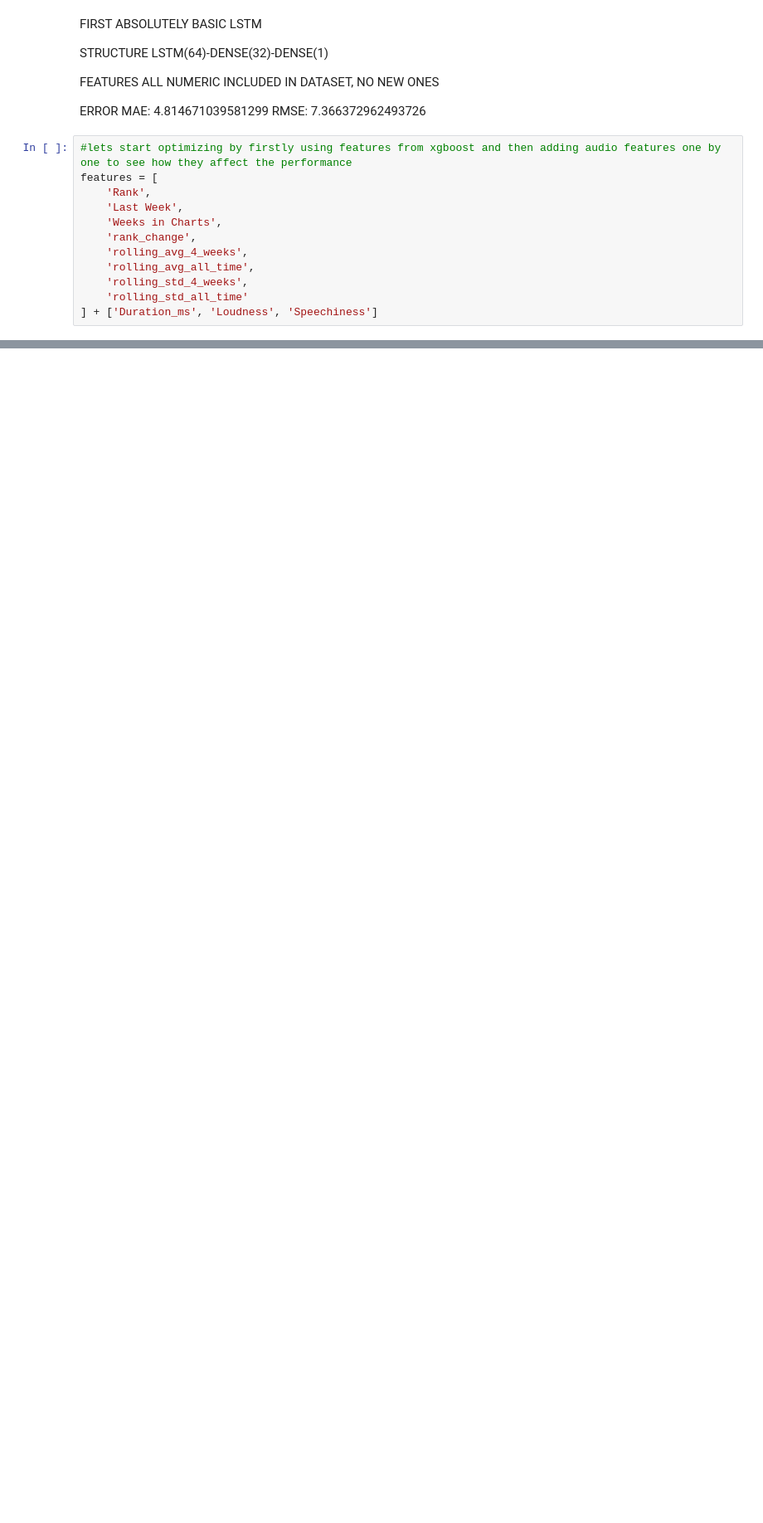
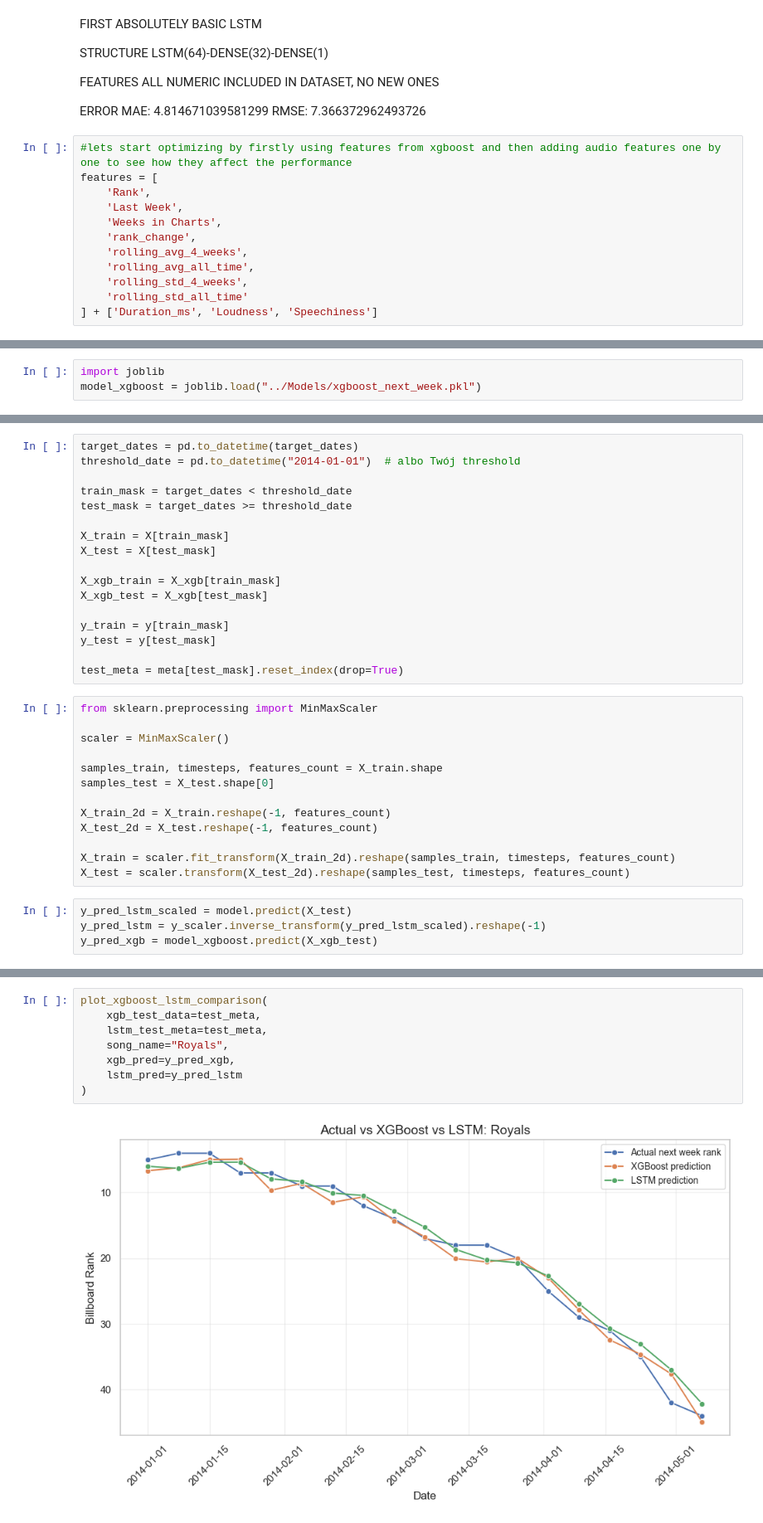
Before and after one commit to mrcl-w/Application-of-machine-learning-in-predicting-the-success-of-music-tracks., a Jupyter notebook: ML/Forecast/LSTM.ipynb, the cells around one changed output, grey strips where cells are left out. Shown at 83% size. Drawn from its saved outputs; the diff is of its cells as text; blank space fills up the shorter version.

```diff
--- a/ML/Forecast/LSTM.ipynb
+++ b/ML/Forecast/LSTM.ipynb
@@ -349,3 +361,6 @@ MAE: 4.54744815826416
 RMSE: 7.000341952009799
 MAE: 4.54744815826416
 RMSE: 7.000341952009799
+# %%
+import joblib
+model_xgboost = joblib.load("../Models/xgboost_next_week.pkl")
@@ -351,0 +405,34 @@ RMSE: 7.000341952009799
+# %%
+target_dates = pd.to_datetime(target_dates)
+threshold_date = pd.to_datetime("2014-01-01")  # albo Twój threshold
+
+train_mask = target_dates < threshold_date
+test_mask = target_dates >= threshold_date
+
+X_train = X[train_mask]
+X_test = X[test_mask]
+
+X_xgb_train = X_xgb[train_mask]
+X_xgb_test = X_xgb[test_mask]
+
+y_train = y[train_mask]
+y_test = y[test_mask]
+
+test_meta = meta[test_mask].reset_index(drop=True)
+# %%
+from sklearn.preprocessing import MinMaxScaler
+
+scaler = MinMaxScaler()
+
+samples_train, timesteps, features_count = X_train.shape
+samples_test = X_test.shape[0]
+
+X_train_2d = X_train.reshape(-1, features_count)
+X_test_2d = X_test.reshape(-1, features_count)
+
+X_train = scaler.fit_transform(X_train_2d).reshape(samples_train, timesteps, features_count)
+X_test = scaler.transform(X_test_2d).reshape(samples_test, timesteps, features_count)
+# %%
+y_pred_lstm_scaled = model.predict(X_test)
+y_pred_lstm = y_scaler.inverse_transform(y_pred_lstm_scaled).reshape(-1)
+y_pred_xgb = model_xgboost.predict(X_xgb_test)
@@ -351,0 +441,10 @@ RMSE: 7.000341952009799
+# %%
+plot_xgboost_lstm_comparison(
+    xgb_test_data=test_meta,
+    lstm_test_meta=test_meta,
+    song_name="Royals",
+    xgb_pred=y_pred_xgb,
+    lstm_pred=y_pred_lstm
+)
+# %% [output]
+[figure, added]
```
Also changed, not shown: parts of 16 cells of this notebook, 10 other files.
